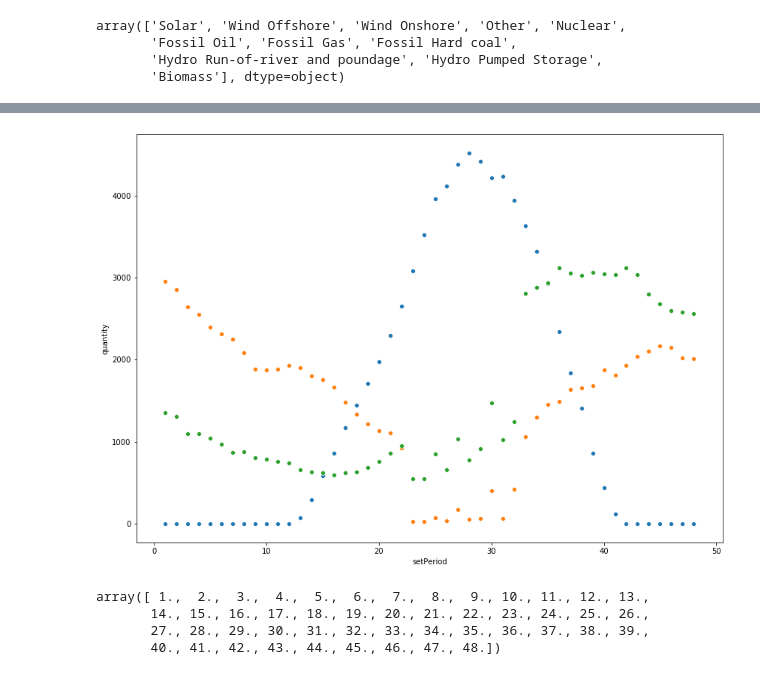
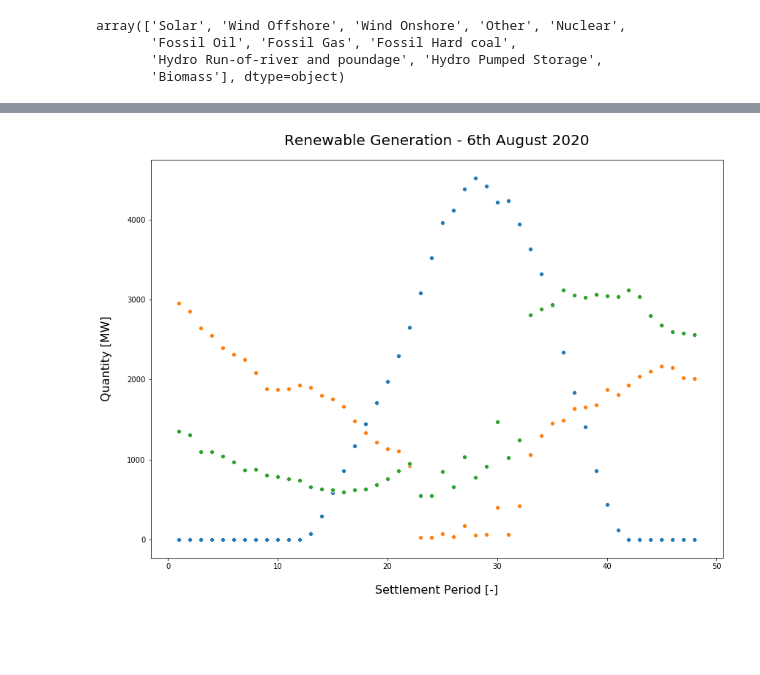
Before and after one commit to PMetcalf/GensetSimulation, a Jupyter notebook: data_analytics/notebooks/1.0-pm-eda.ipynb, the cells around one changed output, grey strips where cells are left out. Saved outputs shown, nothing was run; the diff lists cells and outputs as text; code cells hidden in the pictures; blank space fills up the shorter version.

```diff
--- a/data_analytics/notebooks/1.0-pm-eda.ipynb
+++ b/data_analytics/notebooks/1.0-pm-eda.ipynb
@@ -115,22 +101,20 @@ None
 # %%
 # Plot Renwable Generation for one day
 
 # Filter for one day
 renewable_filtered_df = renewable_df[renewable_df['setDate'] == '2020-08-06']
 
 plt.figure(figsize =(14, 10))
 
 # Plot generation
 for pow_type, data in renewable_filtered_df.groupby('powType'):
     sns.scatterplot(data = data, x = "setPeriod", y = "quantity")
 
+# Set title, axes, legend
+plt.title("Renewable Generation - 6th August 2020", fontsize = 20, pad = 20)
+plt.xlabel("Settlement Period [-]", fontsize = 16, labelpad = 20)
+plt.ylabel("Quantity [MW]", fontsize = 16, labelpad = 20)
+
 plt.show()
 # %% [output]
-[figure, old version]
+[figure, new version]
-# %%
-df_final['setPeriod'].unique()
-# %% [output]
-array([ 1.,  2.,  3.,  4.,  5.,  6.,  7.,  8.,  9., 10., 11., 12., 13.,
-       14., 15., 16., 17., 18., 19., 20., 21., 22., 23., 24., 25., 26.,
-       27., 28., 29., 30., 31., 32., 33., 34., 35., 36., 37., 38., 39.,
-       40., 41., 42., 43., 44., 45., 46., 47., 48.])
```
Also changed, not shown: parts of 2 cells of this notebook.
